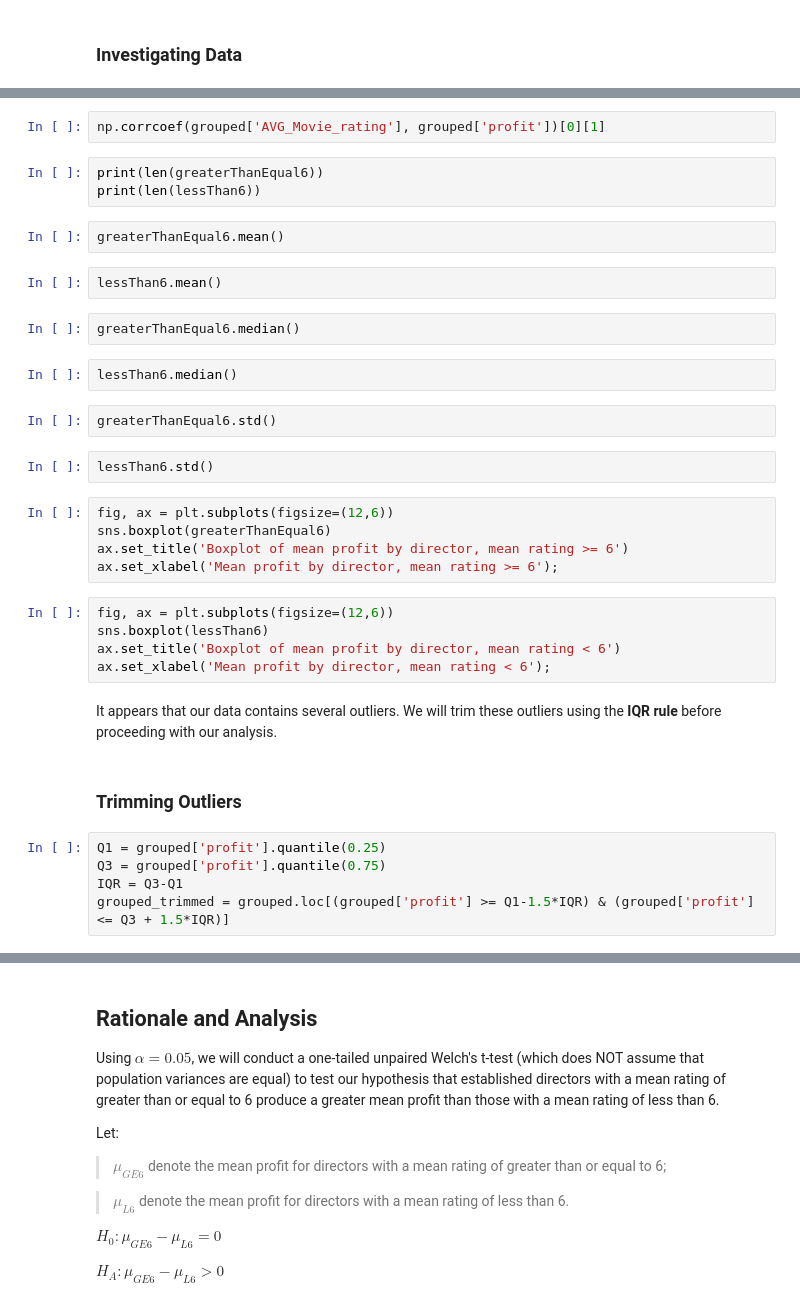
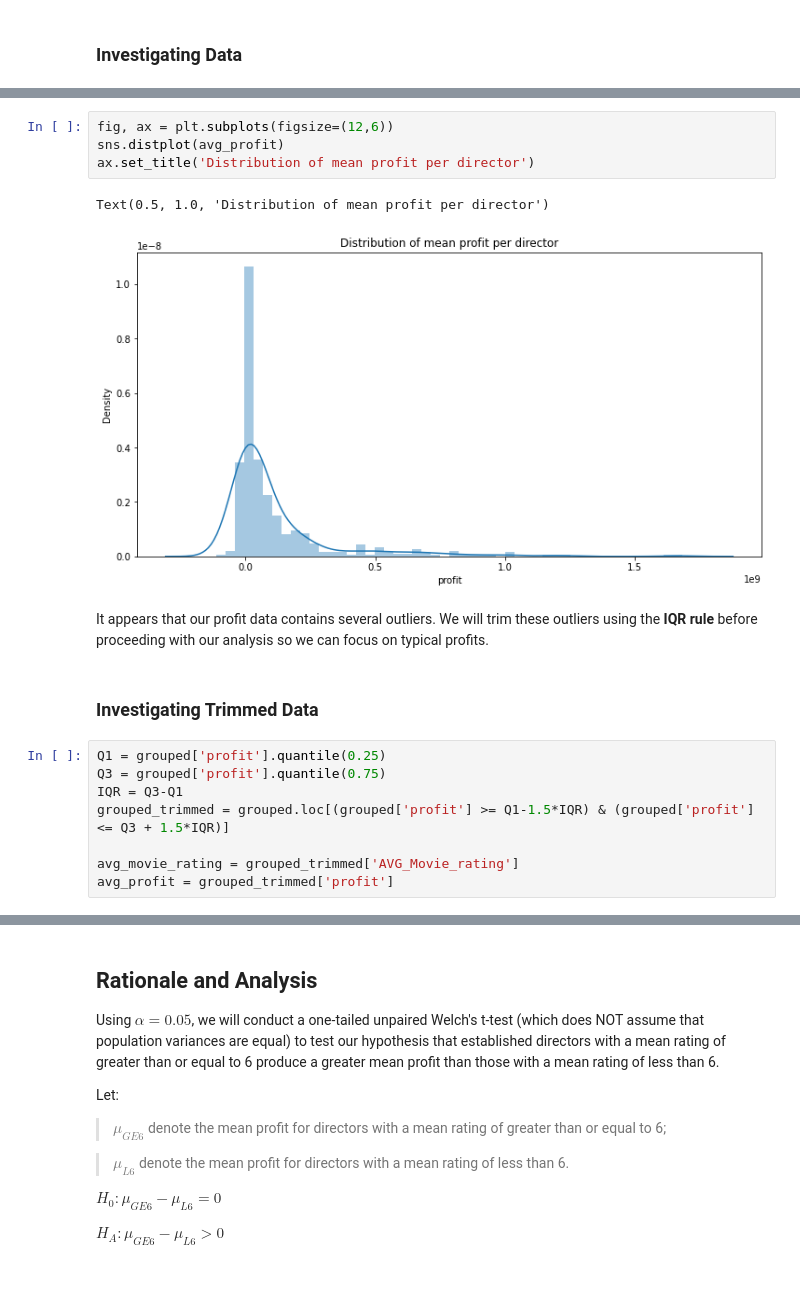
Before and after one commit to cLineman/CapStoneProject, a Jupyter notebook: NateNetznik.ipynb, the cells around one changed output, grey strips where cells are left out. Saved outputs shown, nothing was run; the diff lists cells and outputs as text; blank space fills up the shorter version.

```diff
--- a/NateNetznik.ipynb
+++ b/NateNetznik.ipynb
@@ -382,38 +461,21 @@ ax.set_ylabel('Mean profit by director')
-# %%
-np.corrcoef(grouped['AVG_Movie_rating'], grouped['profit'])[0][1]
-# %%
-print(len(greaterThanEqual6))
-print(len(lessThan6))
-# %%
-greaterThanEqual6.mean()
-# %%
-lessThan6.mean()
-# %%
-greaterThanEqual6.median()
-# %%
-lessThan6.median()
-# %%
-greaterThanEqual6.std()
-# %%
-lessThan6.std()
 # %%
 fig, ax = plt.subplots(figsize=(12,6))
-sns.boxplot(greaterThanEqual6)
-ax.set_title('Boxplot of mean profit by director, mean rating >= 6')
-ax.set_xlabel('Mean profit by director, mean rating >= 6');
+sns.distplot(avg_profit)
+ax.set_title('Distribution of mean profit per director')
+# %% [output]
+Text(0.5, 1.0, 'Distribution of mean profit per director')
+[figure, added]
-# %%
-fig, ax = plt.subplots(figsize=(12,6))
-sns.boxplot(lessThan6)
-ax.set_title('Boxplot of mean profit by director, mean rating < 6')
-ax.set_xlabel('Mean profit by director, mean rating < 6');
 # %% [markdown]
-It appears that our data contains several outliers. We will trim these outliers using the **IQR rule** before proceeding with our analysis.
+It appears that our profit data contains several outliers. We will trim these outliers using the **IQR rule** before proceeding with our analysis so we can focus on typical profits.
-# %% [markdown]
-### Trimming Outliers
+# %% [markdown]
+### Investigating Trimmed Data
 # %%
 Q1 = grouped['profit'].quantile(0.25)
 Q3 = grouped['profit'].quantile(0.75)
 IQR = Q3-Q1
 grouped_trimmed = grouped.loc[(grouped['profit'] >= Q1-1.5*IQR) & (grouped['profit'] <= Q3 + 1.5*IQR)]
+
+avg_movie_rating = grouped_trimmed['AVG_Movie_rating']
+avg_profit = grouped_trimmed['profit']
 # %%
 len(grouped_trimmed)
```
Also changed, not shown: parts of 28 cells of this notebook.
